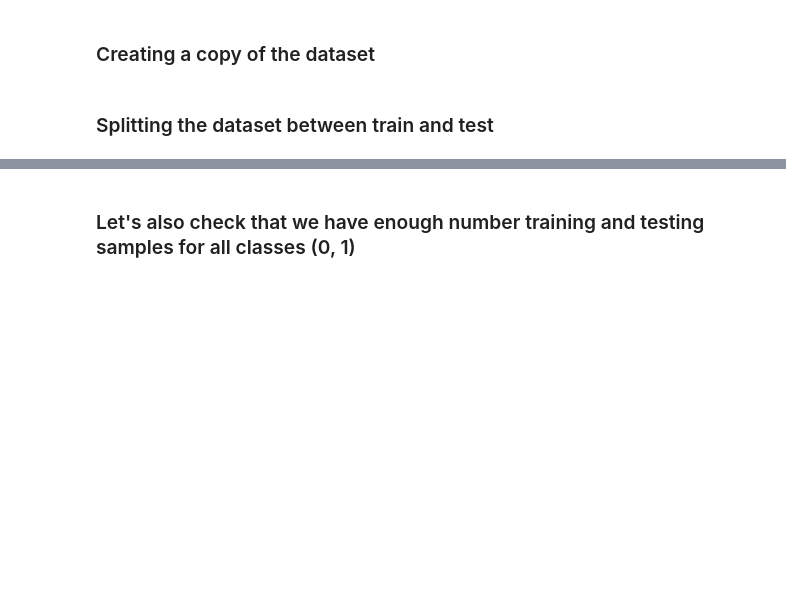
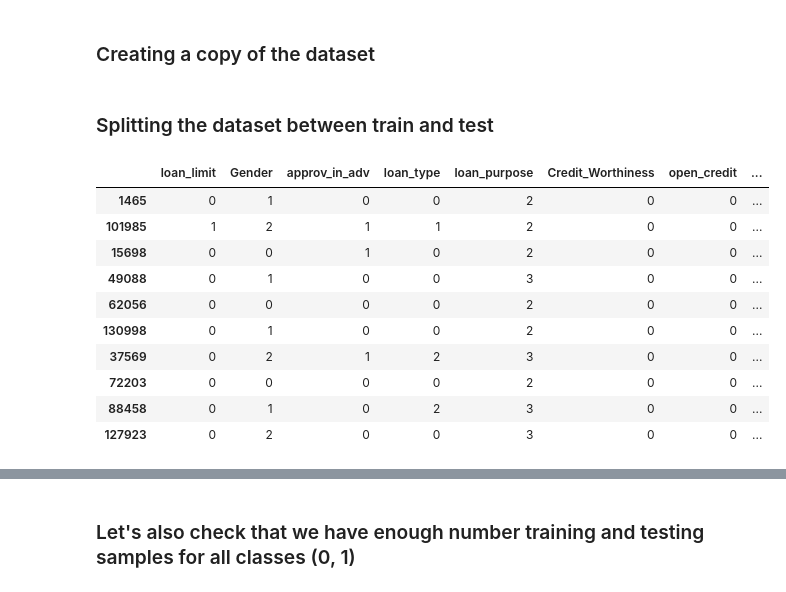
Before and after one commit to ParthMandaliya/machine-learning, a Jupyter notebook: Loan_Defaulter_Kaggle/final_loan_defaulter_kaggle.ipynb, the cells around one changed output, grey strips where cells are left out. Cells and saved outputs as stored; diff of their text form; code cells hidden in the pictures; blank space fills up the shorter version.

````diff
--- a/Loan_Defaulter_Kaggle/final_loan_defaulter_kaggle.ipynb
+++ b/Loan_Defaulter_Kaggle/final_loan_defaulter_kaggle.ipynb
@@ -780,6 +798,7 @@ dtype: float64
 # %% [markdown]
 ### As we can see that there is no significant correlation of the feature vectors ```Interest_rate_spread``` and ```Upfront_charges``` with dependent feature vector ```Status```, we can simply drop these feature vectors.
 # %%
-dataset.drop(["Upfront_charges", "Interest_rate_spread"], axis=1, inplace=True)
+# dataset.drop(["Upfront_charges", "Interest_rate_spread"], axis=1, inplace=True)
+dataset.drop(["Interest_rate_spread",], axis=1, inplace=True)
 print (dataset.shape)
 # %% [output]
@@ -801,6 +820,20 @@ X = dt2
 ### Splitting the dataset between train and test
 # %%
 X_train, X_test, y_train, y_test = train_test_split(X, y, test_size=0.33, random_state=99, stratify=y)
+# %%
+X_train.head(10)
+# %% [output]
+|  | loan_limit | Gender | approv_in_adv | loan_type | loan_purpose | Credit_Worthiness | open_credit | ... |
+| 1465 | 0 | 1 | 0 | 0 | 2 | 0 | 0 | ... |
+| 101985 | 1 | 2 | 1 | 1 | 2 | 0 | 0 | ... |
+| 15698 | 0 | 0 | 1 | 0 | 2 | 0 | 0 | ... |
+| 49088 | 0 | 1 | 0 | 0 | 3 | 0 | 0 | ... |
+| 62056 | 0 | 0 | 0 | 0 | 2 | 0 | 0 | ... |
+| 130998 | 0 | 1 | 0 | 0 | 2 | 0 | 0 | ... |
+| 37569 | 0 | 2 | 1 | 2 | 3 | 0 | 0 | ... |
+| 72203 | 0 | 0 | 0 | 0 | 2 | 0 | 0 | ... |
+| 88458 | 0 | 1 | 0 | 2 | 3 | 0 | 0 | ... |
+| 127923 | 0 | 2 | 0 | 0 | 3 | 0 | 0 | ... |
 # %%
 print (f"Training dataset shape X_train.shape: {X_train.shape}")
 print (f"Training dataset shape y_test.shape: {y_test.shape}")
````
Also changed, not shown: parts of 35 cells of this notebook, 1 other file.
